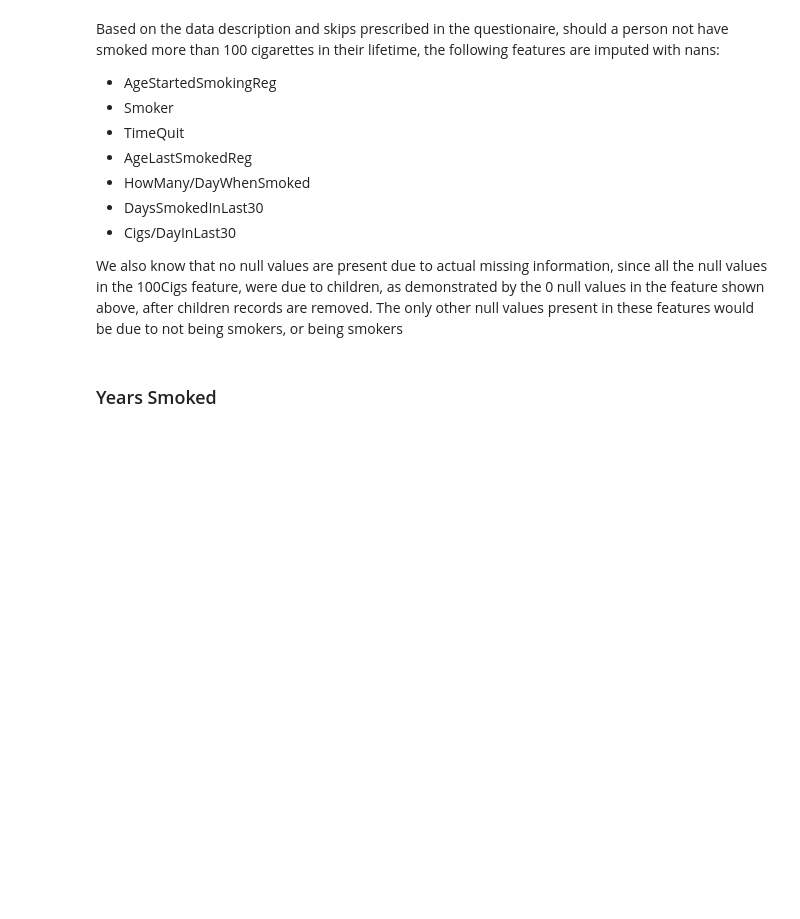
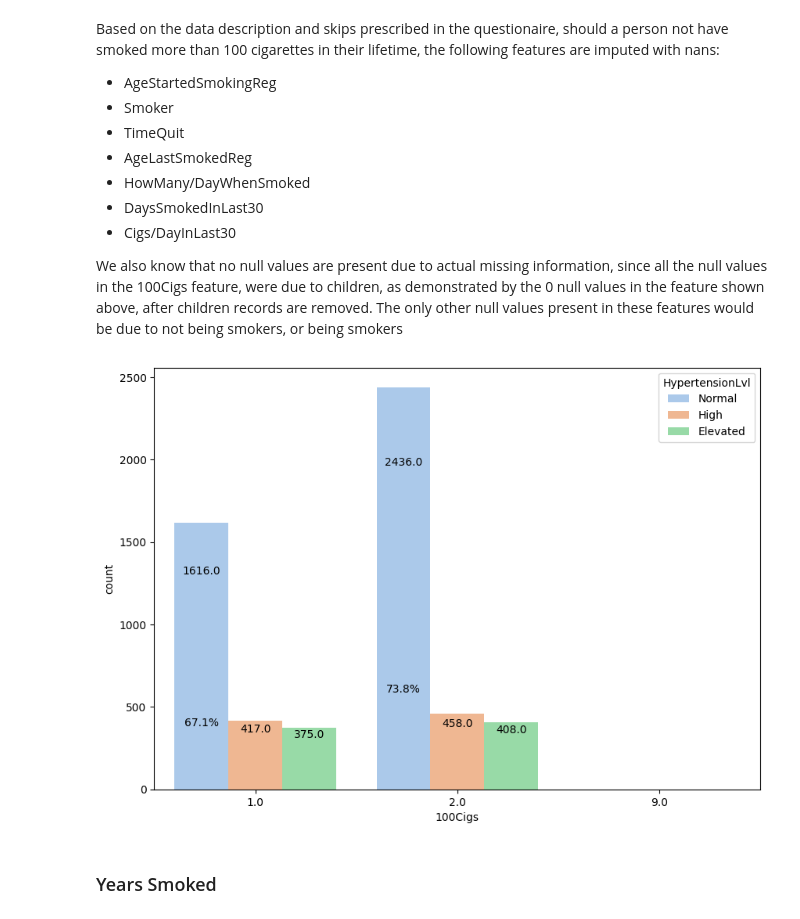
Before and after one commit to samcohen1/HypertensionML, a Jupyter notebook: new_predictor.ipynb, the cells around one changed output. Cells and saved outputs as stored; diff of their text form; code cells hidden in the pictures; blank space fills up the shorter version.

```diff
--- a/new_predictor.ipynb
+++ b/new_predictor.ipynb
@@ -293,6 +295,10 @@ Based on the data description and skips prescribed in the questionaire, should a
 - Cigs/DayInLast30
 
 We also know that no null values are present due to actual missing information, since all the null values in the 100Cigs feature, were due to children, as demonstrated by the 0 null values in the feature shown above, after children records are removed. The only other null values present in these features would be due to not being smokers, or being smokers
+# %%
+plot_bivariate('100Cigs', 'HypertensionLvl')
+# %% [output]
+[figure, added]
 # %% [markdown]
 ### Years Smoked
 # %%
```
Also changed, not shown: parts of 13 cells of this notebook.
